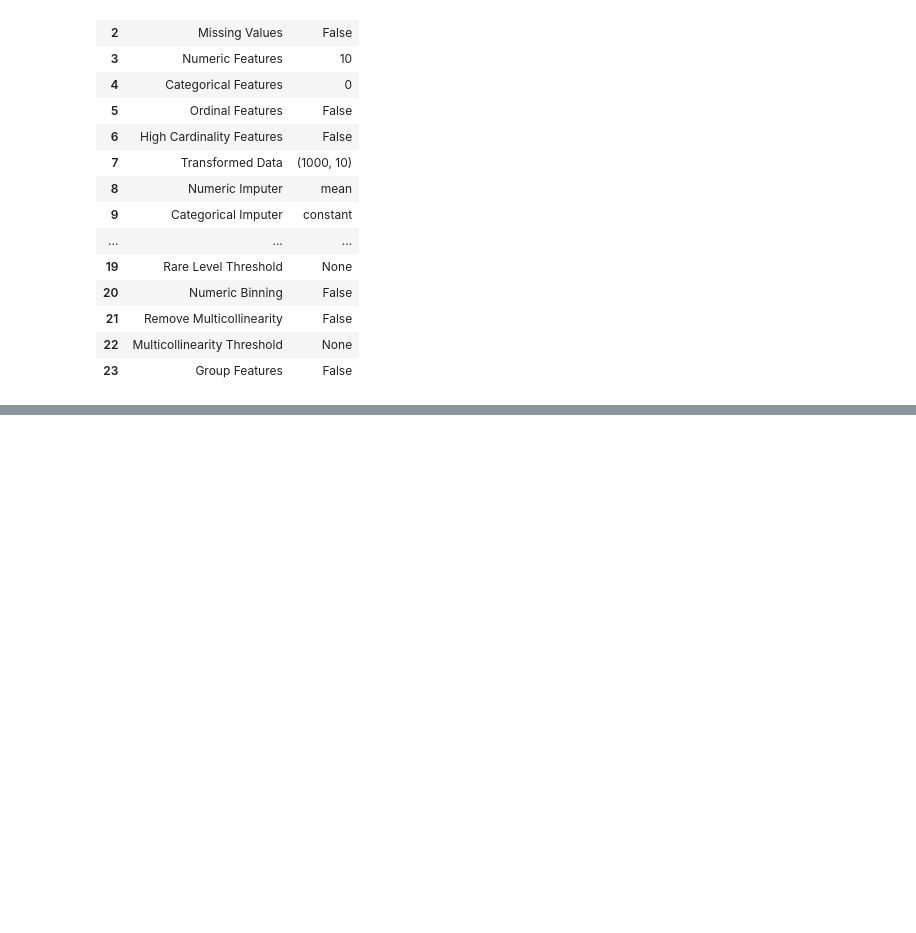
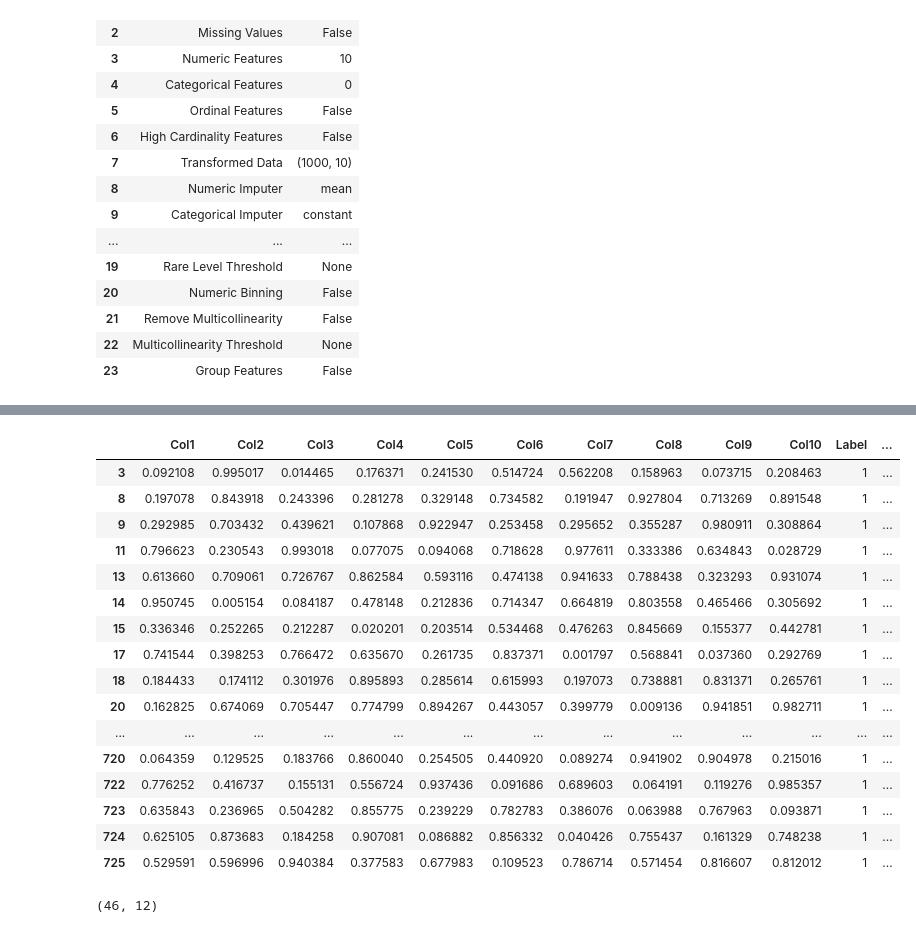
Before and after one commit to esharma3/Pycaret_Anomaly_Detection, a Jupyter notebook: anomaly_detection.ipynb, the cells around one changed output, grey strips where cells are left out. Cells and saved outputs as stored; diff of their text form; code cells hidden in the pictures; blank space fills up the shorter version.

```diff
--- a/anomaly_detection.ipynb
+++ b/anomaly_detection.ipynb
@@ -33,0 +67,6 @@ Setup Succesfully Completed!
+# %%
+# instantiating KNN model
+knn = create_model("knn")
+
+# plotting the data using KNN
+plot_model(knn)
@@ -33,0 +75,3 @@ Setup Succesfully Completed!
+# %%
+# generating the predictions using KNN trained model
+knn_predictions = predict_model(knn, data = anomaly)
@@ -33,0 +95,27 @@ Setup Succesfully Completed!
+# %%
+# checking anomaly rows
+anomaly_rows = knn_predictions[knn_predictions["Label"] == 1]
+anomaly_rows
+# %% [output]
+|  | Col1 | Col2 | Col3 | Col4 | Col5 | Col6 | Col7 | Col8 | Col9 | Col10 | Label | ... |
+| 3 | 0.092108 | 0.995017 | 0.014465 | 0.176371 | 0.241530 | 0.514724 | 0.562208 | 0.158963 | 0.073715 | 0.208463 | 1 | ... |
+| 8 | 0.197078 | 0.843918 | 0.243396 | 0.281278 | 0.329148 | 0.734582 | 0.191947 | 0.927804 | 0.713269 | 0.891548 | 1 | ... |
+| 9 | 0.292985 | 0.703432 | 0.439621 | 0.107868 | 0.922947 | 0.253458 | 0.295652 | 0.355287 | 0.980911 | 0.308864 | 1 | ... |
+| 11 | 0.796623 | 0.230543 | 0.993018 | 0.077075 | 0.094068 | 0.718628 | 0.977611 | 0.333386 | 0.634843 | 0.028729 | 1 | ... |
+| 13 | 0.613660 | 0.709061 | 0.726767 | 0.862584 | 0.593116 | 0.474138 | 0.941633 | 0.788438 | 0.323293 | 0.931074 | 1 | ... |
+| 14 | 0.950745 | 0.005154 | 0.084187 | 0.478148 | 0.212836 | 0.714347 | 0.664819 | 0.803558 | 0.465466 | 0.305692 | 1 | ... |
+| 15 | 0.336346 | 0.252265 | 0.212287 | 0.020201 | 0.203514 | 0.534468 | 0.476263 | 0.845669 | 0.155377 | 0.442781 | 1 | ... |
+| 17 | 0.741544 | 0.398253 | 0.766472 | 0.635670 | 0.261735 | 0.837371 | 0.001797 | 0.568841 | 0.037360 | 0.292769 | 1 | ... |
+| 18 | 0.184433 | 0.174112 | 0.301976 | 0.895893 | 0.285614 | 0.615993 | 0.197073 | 0.738881 | 0.831371 | 0.265761 | 1 | ... |
+| 20 | 0.162825 | 0.674069 | 0.705447 | 0.774799 | 0.894267 | 0.443057 | 0.399779 | 0.009136 | 0.941851 | 0.982711 | 1 | ... |
+| ... | ... | ... | ... | ... | ... | ... | ... | ... | ... | ... | ... | ... |
+| 720 | 0.064359 | 0.129525 | 0.183766 | 0.860040 | 0.254505 | 0.440920 | 0.089274 | 0.941902 | 0.904978 | 0.215016 | 1 | ... |
+| 722 | 0.776252 | 0.416737 | 0.155131 | 0.556724 | 0.937436 | 0.091686 | 0.689603 | 0.064191 | 0.119276 | 0.985357 | 1 | ... |
+| 723 | 0.635843 | 0.236965 | 0.504282 | 0.855775 | 0.239229 | 0.782783 | 0.386076 | 0.063988 | 0.767963 | 0.093871 | 1 | ... |
+| 724 | 0.625105 | 0.873683 | 0.184258 | 0.907081 | 0.086882 | 0.856332 | 0.040426 | 0.755437 | 0.161329 | 0.748238 | 1 | ... |
+| 725 | 0.529591 | 0.596996 | 0.940384 | 0.377583 | 0.677983 | 0.109523 | 0.786714 | 0.571454 | 0.816607 | 0.812012 | 1 | ... |
+# %%
+# checking anomaly row count
+anomaly_rows.shape   # returned 46 rows as rows with anomalies
+# %% [output]
+(46, 12)
```
Also changed, not shown: parts of 8 cells of this notebook.
